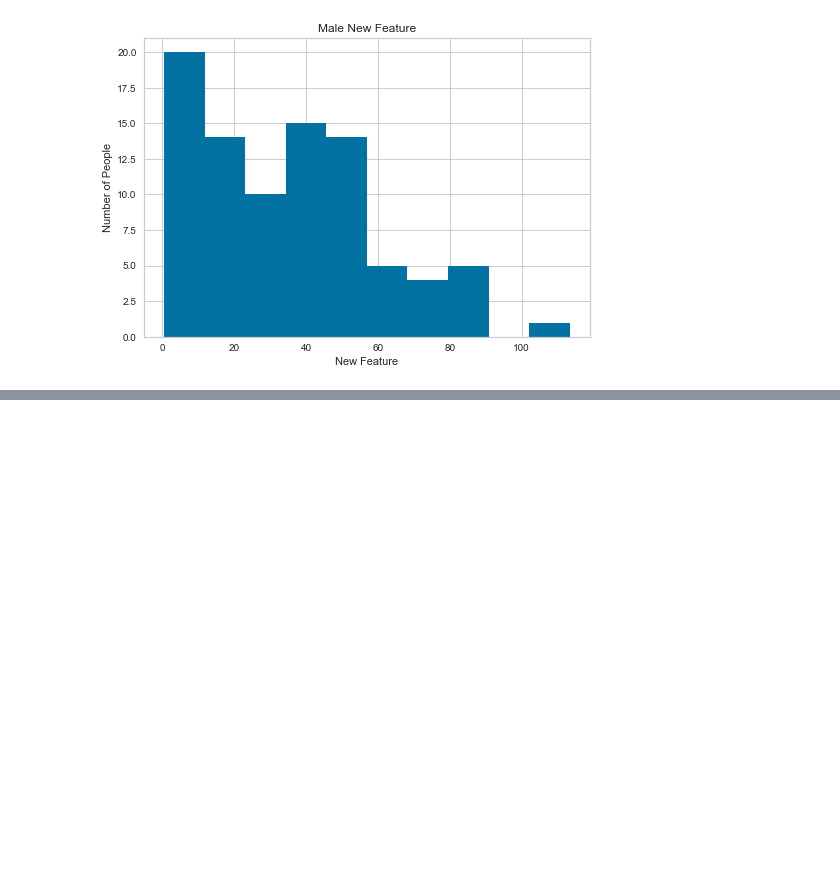
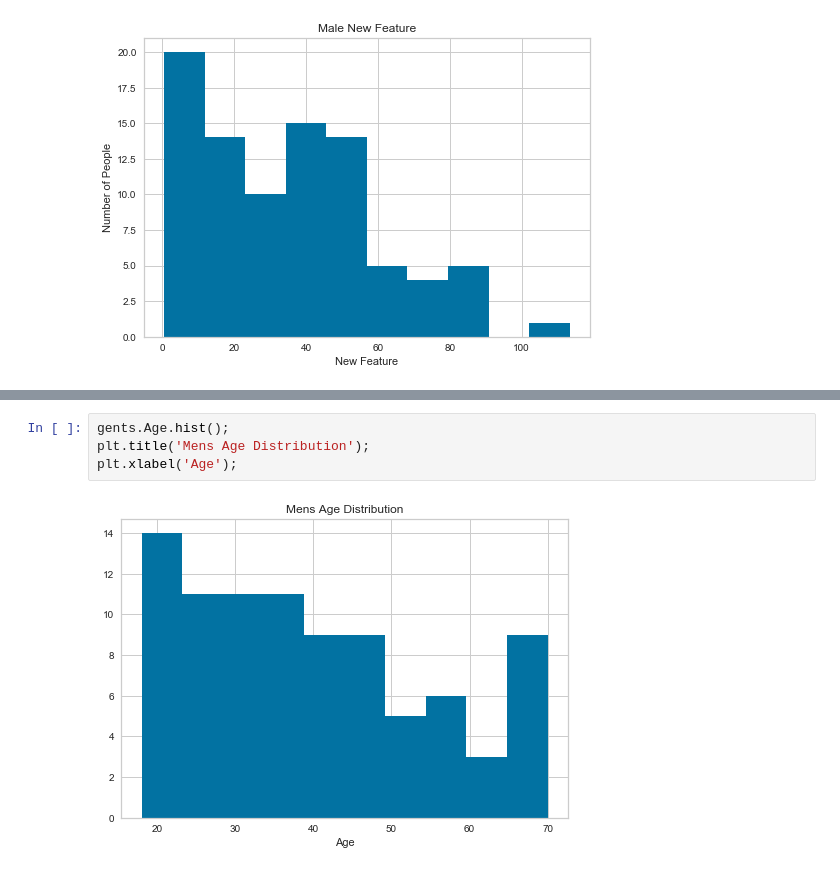
Before and after one commit to ipatel467/Customer-Segmentation, a Jupyter notebook: index.ipynb, the cells around one changed output, grey strips where cells are left out. Saved outputs shown, nothing was run; the diff lists cells and outputs as text; blank space fills up the shorter version.

```diff
--- a/index.ipynb
+++ b/index.ipynb
@@ -657,0 +673,6 @@ plt.ylabel('Number of People');
+# %%
+gents.Age.hist();
+plt.title('Mens Age Distribution');
+plt.xlabel('Age');
+# %% [output]
+[figure, added]
```
Also changed, not shown: parts of 6 cells of this notebook.
